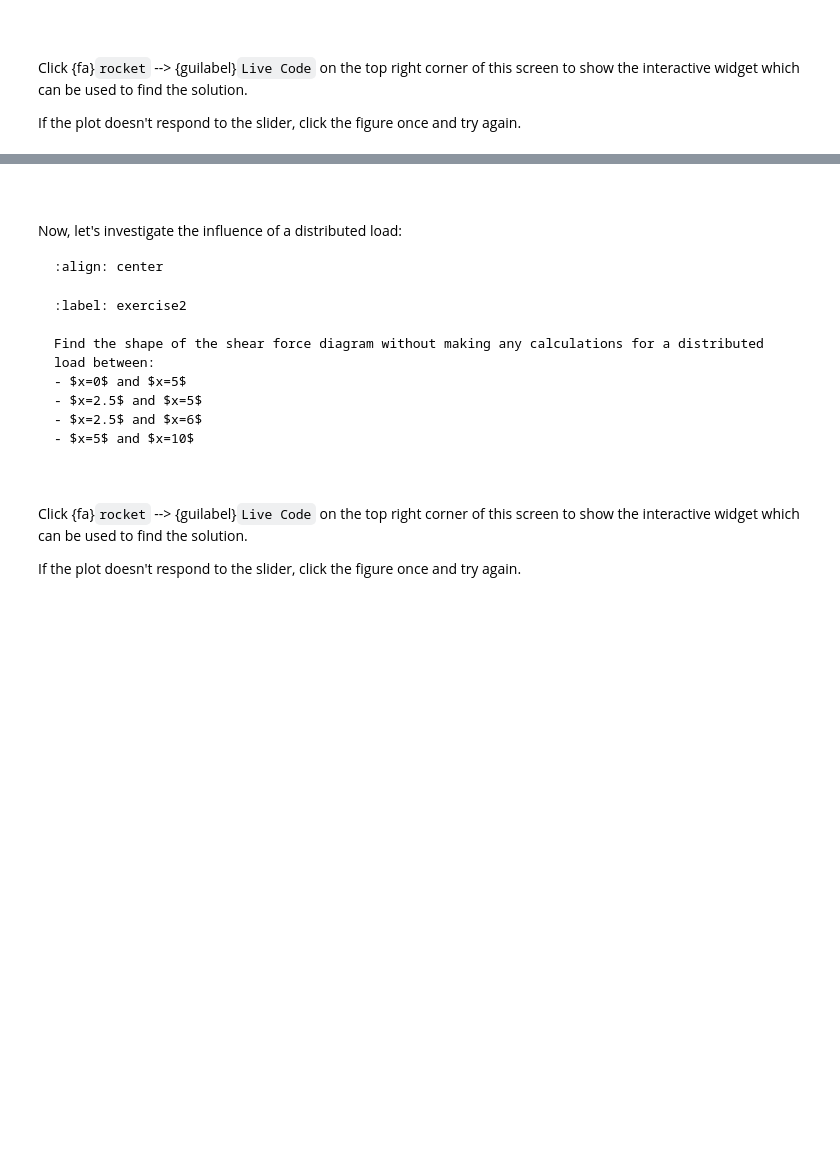
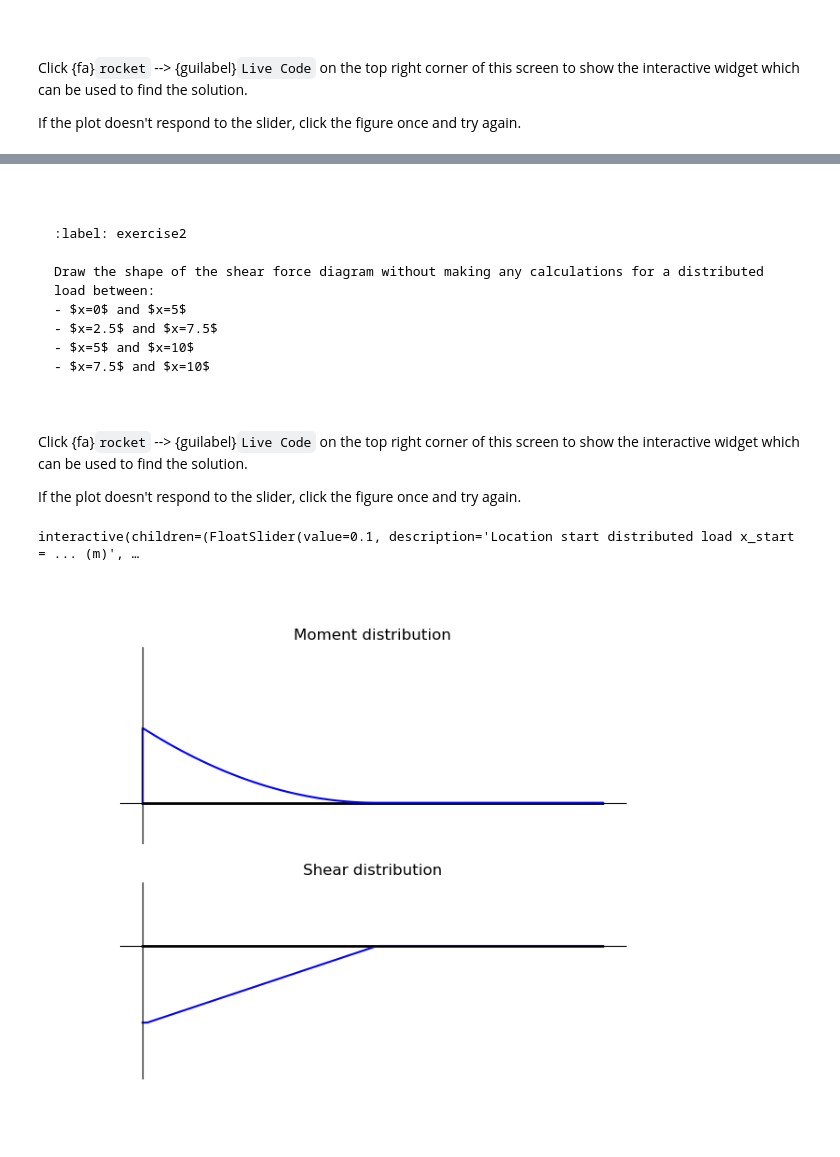
Before and after one commit to TUDelft-books/CEG-mechanics-BSc, a Jupyter notebook: book/support_internal_forces/internal_forces_beam/diagrams_exercise2.ipynb, the cells around one changed output, grey strips where cells are left out. Drawn from its saved outputs; the diff is of its cells as text; code cells hidden in the pictures; blank space fills up the shorter version.

````diff
--- a/book/support_internal_forces/internal_forces_beam/diagrams_exercise2.ipynb
+++ b/book/support_internal_forces/internal_forces_beam/diagrams_exercise2.ipynb
@@ -130,21 +125,15 @@ interact(func, a = widgets.FloatSlider(min=0, max=10, value=2, step=0.1, descrip
 # %% [markdown]
 ```{solution-end}
-```
-
-Now, let's investigate the influence of a distributed load:
-
-```{figure} ./diagrams_data/simply_supported_q.svg
-:align: center
 ```
 
 ```{exercise}
 :label: exercise2
 
-Find the shape of the shear force diagram without making any calculations for a distributed load between:
+Draw the shape of the shear force diagram without making any calculations for a distributed load between:
 - $x=0$ and $x=5$
-- $x=2.5$ and $x=5$
-- $x=2.5$ and $x=6$
+- $x=2.5$ and $x=7.5$
 - $x=5$ and $x=10$
+- $x=7.5$ and $x=10$
 ```
 
 ```{solution-start} exercise2
@@ -155,7 +144,7 @@ Click {fa}`rocket` --> {guilabel}`Live Code` on the top right corner of this scr
 If the plot doesn't respond to the slider, click the figure once and try again.
 # %%
 EI_new, x_new = sym.symbols('EI_new, x_new', real=True)
-Av_new, Bv_new, Cv_new, phi_S_new = sym.symbols('Av_new, Bv_new, Cv_new, phi_S_new', real=True)
+Av_new, Am_new, Bv_new, phi_S_new = sym.symbols('Av_new, Am_new, Bv_new, phi_S_new', real=True)
 a_new, b_new = sym.symbols('a_new, b_new', real=True, positive=True)
 C1_new, C2_new, C3_new, C4_new = sym.symbols('C1_new, C2_new, C3_new, C4_new')
 
@@ -163,21 +152,21 @@ L1_new = 5
 L2_new = 5
 EI_new = 5000
 
-q_new = -Bv_new * sym.SingularityFunction(x_new, L1_new, -1) - Av_new * sym.SingularityFunction(x_new, 0, -1) - Cv_new * sym.SingularityFunction(x_new, L1_new + L2_new, -1) + sym.SingularityFunction(x_new, a_new, 0) / 2.3 - sym.SingularityFunction(x_new, a_new + b_new, 0) / 2.3
+q_new = -Av_new * sym.SingularityFunction(x_new, 0, -1) - Am_new * sym.SingularityFunction(x_new, 0, -2) - Bv_new * sym.SingularityFunction(x_new, L1_new + L2_new, -1) + sym.SingularityFunction(x_new, a_new, 0) - sym.SingularityFunction(x_new, a_new + b_new, 0)
 V_new = -sym.integrate(q_new, x_new) + C1_new
 M_new = sym.integrate(V_new, x_new) + C2_new
 kappa_new = M_new / EI_new
-phi_new = sym.integrate(kappa_new, x_new) + C3_new + phi_S_new * sym.SingularityFunction(x_new, L1_new + L2_new / 2, 0)
+phi_new = sym.integrate(kappa_new, x_new) + C3_new + phi_S_new * sym.SingularityFunction(x_new, L1_new, 0)
 w_new = sym.integrate(phi_new, x_new) + C4_new
 eq1_new = sym.Eq(w_new.subs(x_new, 0), 0)
-eq2_new = sym.Eq(w_new.subs(x_new, L1_new), 0)
+eq2_new = sym.Eq(phi_new.subs(x_new, 0), 0)
 eq3_new = sym.Eq(w_new.subs(x_new, L1_new + L2_new), 0)
-eq4_new = sym.Eq(M_new.subs(x_new, 0), 0)
-eq5_new = sym.Eq(M_new.subs(x_new, L1_new + L2_new), 0)
+eq4_new = sym.Eq(M_new.subs(x_new, -1), 0)
+eq5_new = sym.Eq(M_new.subs(x_new, L1_new), 0)
 eq6_new = sym.Eq(V_new.subs(x_new, -1), 0)
 eq7_new = sym.Eq(V_new.subs(x_new, L1_new + L2_new + 1), 0)
-eq8_new = sym.Eq(M_new.subs(x_new, L1_new + L2_new / 2), 0)
-sol_new = sym.solve([eq1_new, eq2_new, eq3_new, eq4_new, eq5_new, eq6_new, eq7_new, eq8_new], [C1_new, C2_new, C3_new, C4_new, Av_new, Bv_new, Cv_new, phi_S_new])
+eq8_new = sym.Eq(M_new.subs(x_new, L1_new + L2_new), 0)
+sol_new = sym.solve([eq1_new, eq2_new, eq3_new, eq4_new, eq5_new, eq6_new, eq7_new, eq8_new], [C1_new, C2_new, C3_new, C4_new, Av_new, Bv_new, Am_new, phi_S_new])
 V_sol_new = V_new.subs(sol_new)
 V_subs_new = V_sol_new
 V_numpy_new = sym.lambdify([a_new, b_new, x_new], V_sol_new.rewrite(sym.Piecewise))
@@ -188,51 +177,53 @@ M_numpy_new = sym.lambdify([a_new, b_new, x_new], M_sol_new.rewrite(sym.Piecewis
 fig_new, axs_new = plt.subplots(2, 1, figsize=(7, 6))
 def func_new(a_new, b_new):
     x_new = 0
-    x_new = np.append(x_new, np.linspace(0.0001, 5 - 0.0001, 50))
-    x_new = np.append(x_new, np.linspace(5 + 0.0001, 10, 50))
+    x_new = np.append(x_new, np.linspace(0.0001, 10 - 0.0001, 100))
     x_new = np.append(x_new, 10)
     axs_new[0].clear()  # Clear the existing plot
     axs_new[0].plot([0, 10], [0, 0], color='black', linewidth=2)
     axs_new[0].grid()
     axs_new[0].axis('equal')
-    axs_new[0].plot(x_new, M_numpy_new(a_new, b_new, x_new), color='blue')
+    axs_new[0].plot(x_new, M_numpy_new(a_new, b_new, x_new)/8, color='blue')
     axs_new[0].invert_yaxis()
-    axs_new[0].set_ylim(2, -3.5)
+    axs_new[0].set_ylim(1, -3.5)
     title0_new = 'Moment distribution'
     axs_new[0].set_title(title0_new)
 
     axs_new[1].clear()  # Clear the existing plot
     axs_new[1].plot([0, 10], [0, 0], color='black', linewidth=2)
     axs_new[1].grid()
     axs_new[1].axis('equal')
-    axs_new[1].plot(x_new, V_numpy_new(a_new, b_new, x_new), color='blue')
+    axs_new[1].plot(x_new, V_numpy_new(a_new, b_new, x_new)/3, color='blue')
     axs_new[1].invert_yaxis()
-    axs_new[1].set_ylim(2, -2)
+    axs_new[1].set_ylim(2.5, -1)
     title1_new = 'Shear distribution'
     axs_new[1].set_title(title1_new)
 
     axs_new[0].set_yticks([])
     axs_new[0].set_xticks([])
     axs_new[0].spines['right'].set_color('none')
     axs_new[0].spines['top'].set_color('none')
     axs_new[0].spines['bottom'].set_position('zero')
     axs_new[0].spines['left'].set_position('zero')
 
     axs_new[1].set_yticks([])
     axs_new[1].set_xticks([])
     axs_new[1].spines['right'].set_color('none')
     axs_new[1].spines['top'].set_color('none')
     axs_new[1].spines['bottom'].set_position('zero')
     axs_new[1].spines['left'].set_position('zero')
 
     fig_new.patch.set_alpha(0.0)
     axs_new[0].patch.set_alpha(0.0)
     axs_new[1].patch.set_alpha(0.0)
 
     plt.draw()
 
-interact(func_new, a_new=widgets.FloatSlider(min=0, max=10, value=0, step=0.1, description="Location start distributed load x_start = ... (m)", readout_format='.1f', style={'description_width': '280px'}, layout={'width': '500px'}),
-         b_new=widgets.FloatSlider(min=0, max=10, value=5, step=0.1, description="Length distributed load x_end = x_start + ... (m)", readout_format='.1f', style={'description_width': '280px'}, layout={'width': '500px'}));
+interact(func_new, a_new=widgets.FloatSlider(min=0.1, max=9.9, value=0, step=0.1, description="Location start distributed load x_start = ... (m)", readout_format='.1f', style={'description_width': '280px'}, layout={'width': '500px'}),
+         b_new=widgets.FloatSlider(min=0.1, max=9.9, value=5, step=0.1, description="Length distributed load x_end = x_start + ... (m)", readout_format='.1f', style={'description_width': '280px'}, layout={'width': '500px'}));
+# %% [output]
+interactive(children=(FloatSlider(value=0.1, description='Location start distributed load x_start = ... (m)', …
+[figure, added]
 # %% [markdown]
 ```{solution-end}
 ```
````
Also changed, not shown: parts of 6 cells of this notebook, 4 other files.
